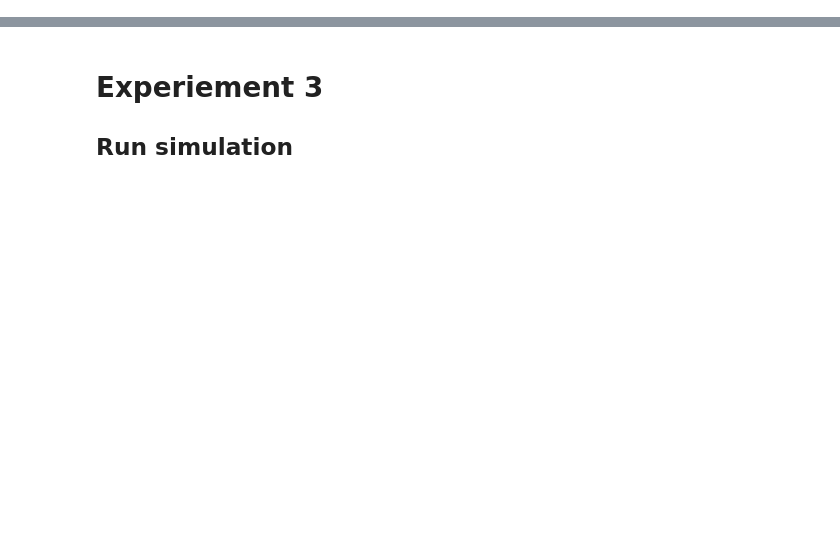
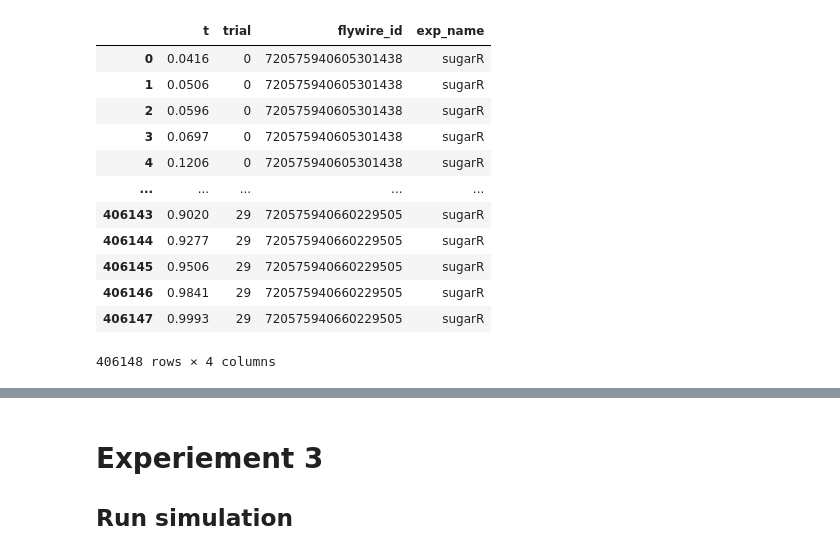
Before and after one commit to philshiu/Drosophila_brain_model, a Jupyter notebook: examples.ipynb, the cells around one changed output, grey strips where cells are left out. Cells and saved outputs as stored; diff of their text form; code cells hidden in the pictures; blank space fills up the shorter version.

```diff
--- a/examples.ipynb
+++ b/examples.ipynb
@@ -100,0 +105,17 @@ run_exp(exp_name='sugarR', neu_exc=neu_sugar, name2flyid=name2flyid, **config)
+# %%
+df_spike = utl.load_exps([ './results/sugarR.parquet' ])
+df_spike
+# %% [output]
+|  | t | trial | flywire_id | exp_name |
+| 0 | 0.0416 | 0 | 720575940605301438 | sugarR |
+| 1 | 0.0506 | 0 | 720575940605301438 | sugarR |
+| 2 | 0.0596 | 0 | 720575940605301438 | sugarR |
+| 3 | 0.0697 | 0 | 720575940605301438 | sugarR |
+| 4 | 0.1206 | 0 | 720575940605301438 | sugarR |
+| ... | ... | ... | ... | ... |
+| 406143 | 0.9020 | 29 | 720575940660229505 | sugarR |
+| 406144 | 0.9277 | 29 | 720575940660229505 | sugarR |
+| 406145 | 0.9506 | 29 | 720575940660229505 | sugarR |
+| 406146 | 0.9841 | 29 | 720575940660229505 | sugarR |
+| 406147 | 0.9993 | 29 | 720575940660229505 | sugarR |
+406148 rows × 4 columns
```
Also changed, not shown: parts of 28 cells of this notebook, 4 other files.
